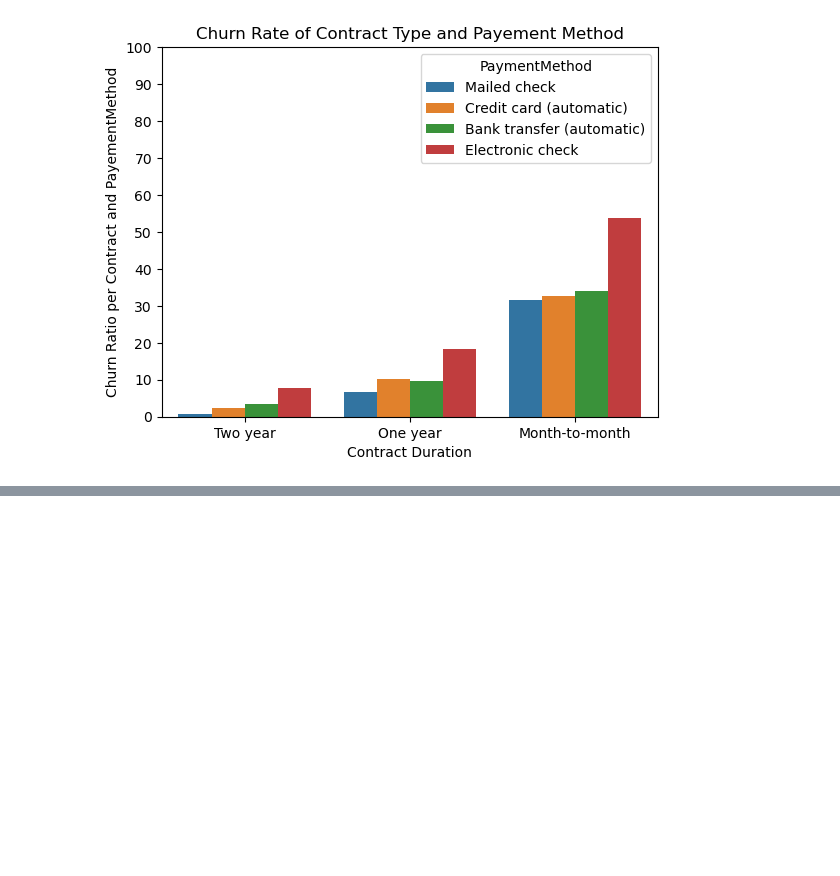
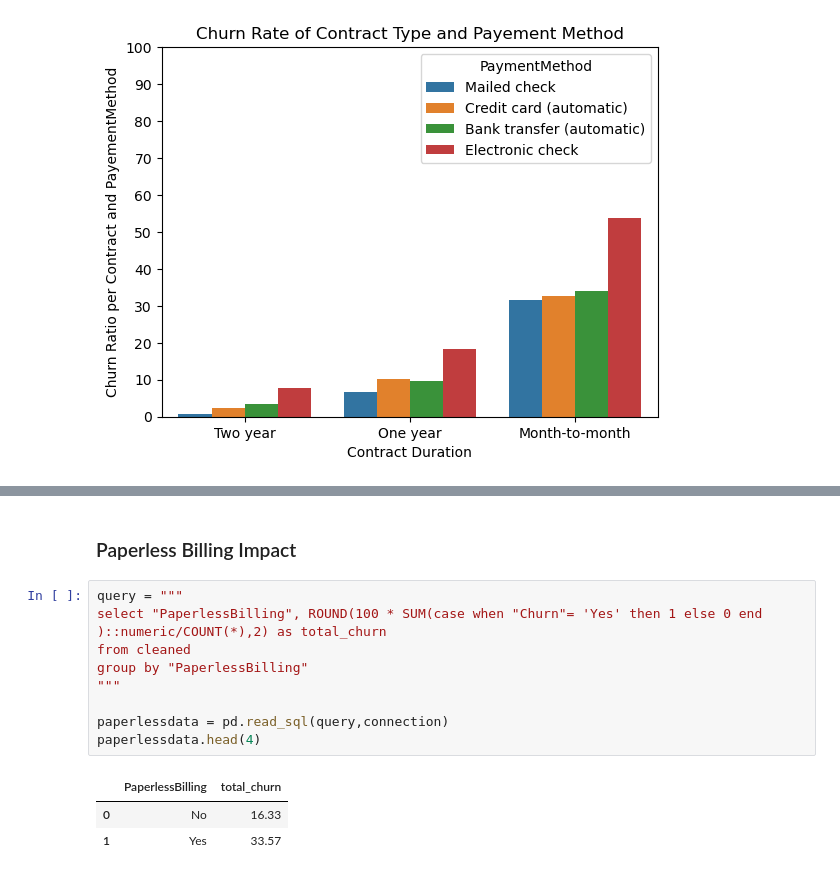
Before and after one commit to suzaladhikari/customer_churn-, a Jupyter notebook: EDA/eda.ipynb, the cells around one changed output, grey strips where cells are left out. Drawn from its saved outputs; the diff is of its cells as text; blank space fills up the shorter version.

Commit message:
paper less billing impacted calculated

```diff
--- a/EDA/eda.ipynb
+++ b/EDA/eda.ipynb
@@ -741,0 +746,15 @@ plt.show()
+# %% [markdown]
+### Paperless Billing Impact
+# %%
+query = """
+select "PaperlessBilling", ROUND(100 * SUM(case when "Churn"= 'Yes' then 1 else 0 end )::numeric/COUNT(*),2) as total_churn
+from cleaned
+group by "PaperlessBilling"
+"""
+
+paperlessdata = pd.read_sql(query,connection)
+paperlessdata.head(4)
+# %% [output]
+|  | PaperlessBilling | total_churn |
+| 0 | No | 16.33 |
+| 1 | Yes | 33.57 |
```
Also changed, not shown: parts of 1 cell of this notebook.
